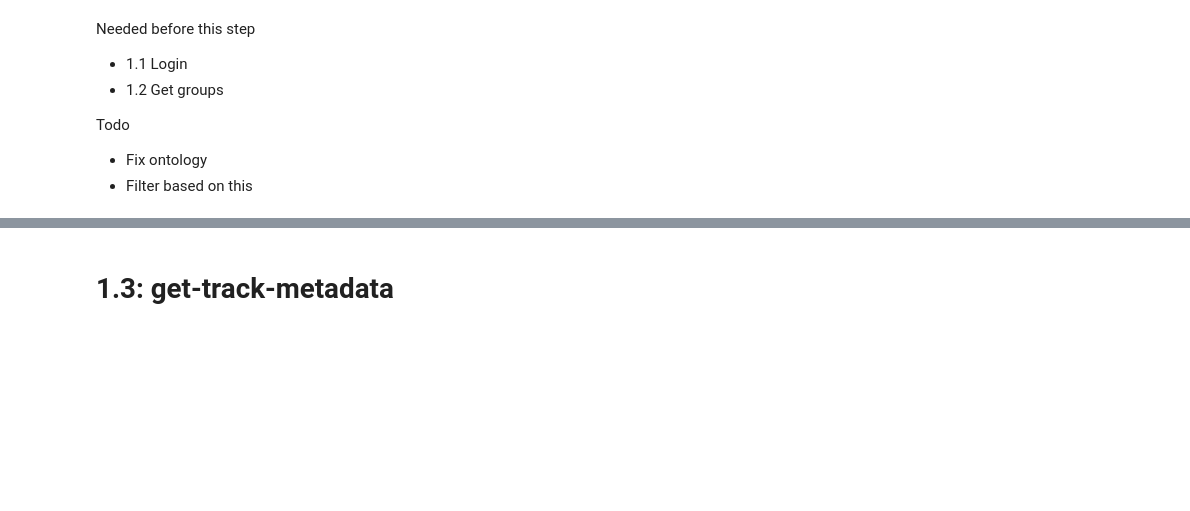
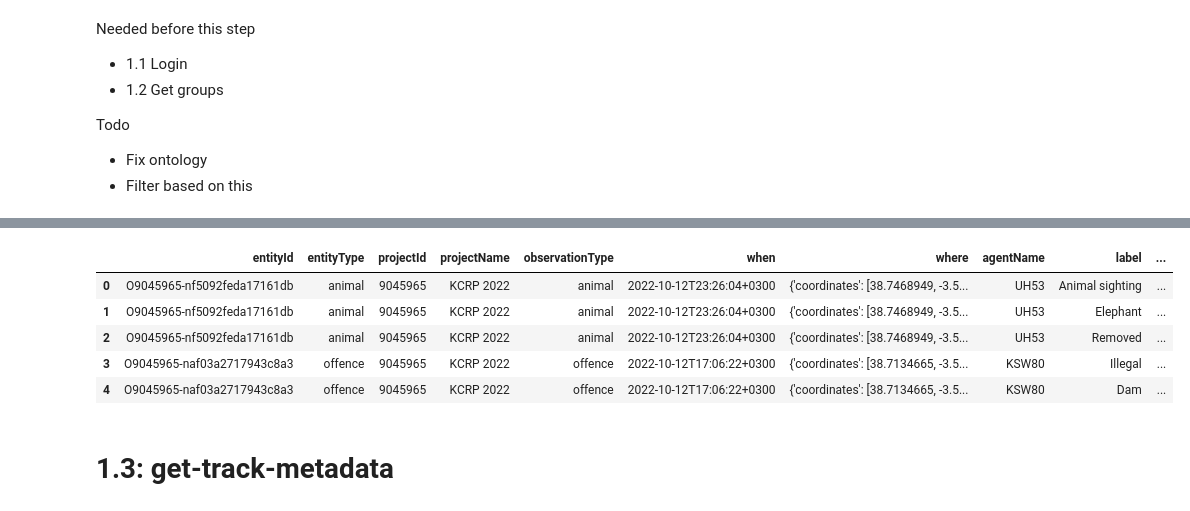
Before and after one commit to SensingClues/wildcat-api-python, a Jupyter notebook: demo_notebook.ipynb, the cells around one changed output, grey strips where cells are left out. Saved outputs shown, nothing was run; the diff lists cells and outputs as text; code cells hidden in the pictures; blank space fills up the shorter version.

```diff
--- a/demo_notebook.ipynb
+++ b/demo_notebook.ipynb
@@ -52,7 +75,7 @@ Needed before this step
 *
 # %%
 username = "jobvancreij"
-password = "Jobvancreij1361995@"
+password =
 # %%
 #store this api_call object
 #This is needed for future calls
@@ -96,5 +134,12 @@ observations = api_call.observation_extractor(groups=groups,
 # %%
-observations.loc[observations["conceptId"] == "https://sensingclues.poolparty.biz/SCCSSOntology/97"]
+observations.head()
+# %% [output]
+|  | entityId | entityType | projectId | projectName | observationType | when | where | agentName | label | ... |
+| 0 | O9045965-nf5092feda17161db | animal | 9045965 | KCRP 2022 | animal | 2022-10-12T23:26:04+0300 | {'coordinates': [38.7468949, -3.5... | UH53 | Animal sighting | ... |
+| 1 | O9045965-nf5092feda17161db | animal | 9045965 | KCRP 2022 | animal | 2022-10-12T23:26:04+0300 | {'coordinates': [38.7468949, -3.5... | UH53 | Elephant | ... |
+| 2 | O9045965-nf5092feda17161db | animal | 9045965 | KCRP 2022 | animal | 2022-10-12T23:26:04+0300 | {'coordinates': [38.7468949, -3.5... | UH53 | Removed | ... |
+| 3 | O9045965-naf03a2717943c8a3 | offence | 9045965 | KCRP 2022 | offence | 2022-10-12T17:06:22+0300 | {'coordinates': [38.7134665, -3.5... | KSW80 | Illegal | ... |
+| 4 | O9045965-naf03a2717943c8a3 | offence | 9045965 | KCRP 2022 | offence | 2022-10-12T17:06:22+0300 | {'coordinates': [38.7134665, -3.5... | KSW80 | Dam | ... |
 # %%
 set(_ for _ in observations["entityId"].to_numpy())
 # %% [markdown]
```
Also changed, not shown: parts of 7 cells of this notebook, 3 other files.
